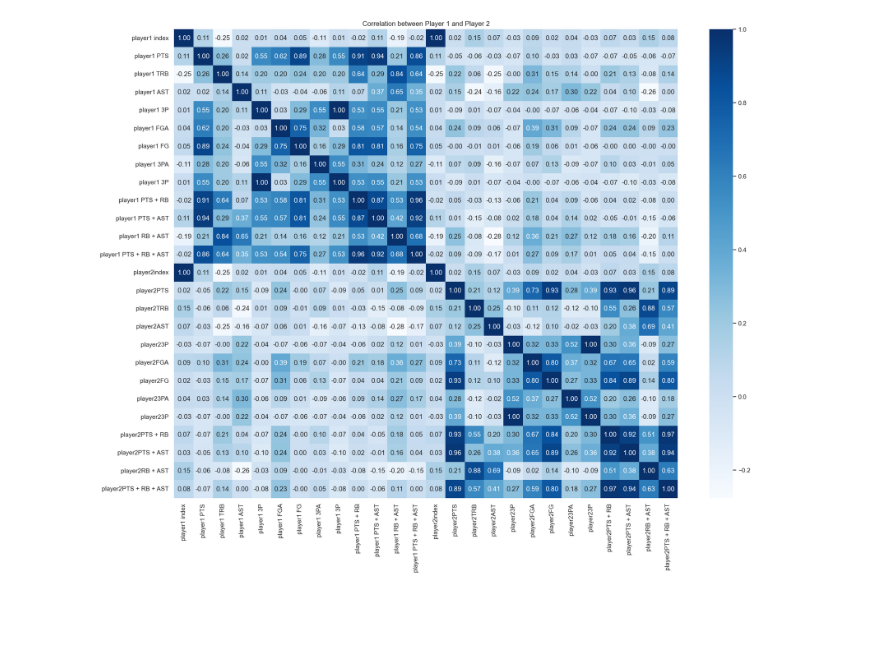
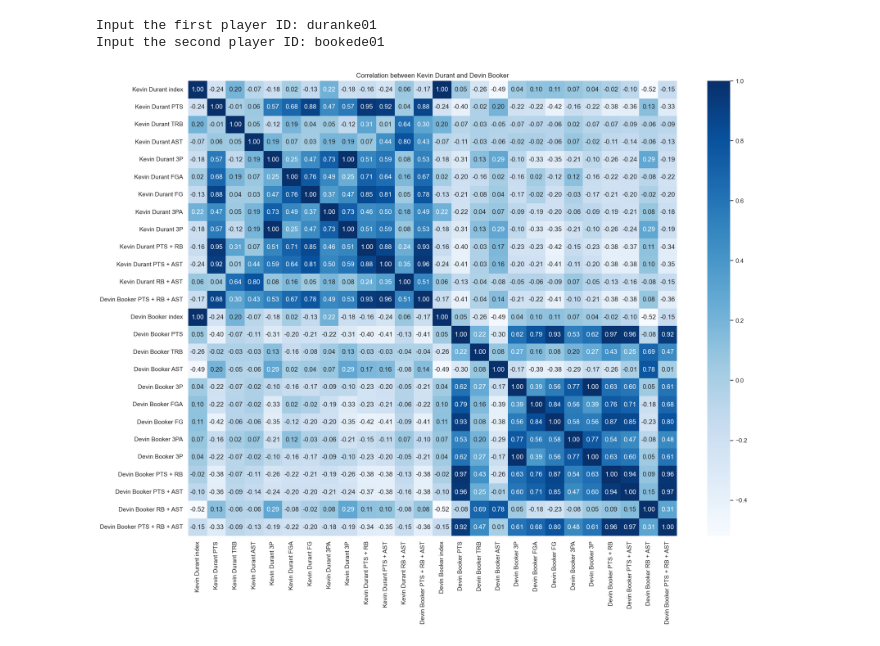
Before and after one commit to noah-po/Personal-Stuff, a Jupyter notebook: NBA Part 2.ipynb, the cells around one changed output. Drawn from its saved outputs; the diff is of its cells as text; code cells hidden in the pictures; blank space fills up the shorter version.

```diff
--- a/NBA Part 2.ipynb
+++ b/NBA Part 2.ipynb
@@ -53,14 +26,48 @@ final = beef.set_axis(names, axis=1)
-# %%
-#This cell yields the final correlation visualization.
-corr_players = final.corr()
-corr_players.corr()
-
-plt.figure(figsize=(20, 15))
-sns.heatmap(corr_players,
-            annot = True,
-            fmt = '.2f',
-            cmap='Blues')
-plt.title('Correlation between Player 1 and Player 2')
-plt.show()
-# %% [output]
-[figure, removed]
+# %%
+def playerCorrelations():
+
+    p1_addl = str(input("Input the first player ID: "))
+    p2_addl = str(input("Input the second player ID: "))
+
+    #Creating a subset where at least one of the players played.
+    subset = player_data_2023[(player_data_2023['Player-additional'] == p1_addl) | (player_data_2023['Player-additional'] == p2_addl)]
+    overlapped_dates = subset[subset.duplicated('Date', keep=False) == True].sort_values("Date").reset_index()
+
+    #Getting basic data from the overlapped games. We add aditional columns below.
+    overlapped_dates = overlapped_dates.loc[:,['Player','PTS','TRB','AST','3P','FGA','FG','3PA','3P', 'Player-additional']]
+
+    #Creating the following columns:
+    #points + rebounds, points + assists, rebounds + assists, points + rebounds + assists
+
+    overlapped_dates['PTS + RB'] = overlapped_dates["PTS"] + overlapped_dates['TRB']
+    overlapped_dates['PTS + AST'] = overlapped_dates["PTS"] + overlapped_dates['AST']
+    overlapped_dates['RB + AST'] = overlapped_dates["TRB"] + overlapped_dates['AST']
+    overlapped_dates['PTS + RB + AST'] = overlapped_dates["PTS"] + overlapped_dates['TRB'] + overlapped_dates["AST"]
+
+
+    #Subsetting to include games where both players played.
+    player1_data = overlapped_dates[overlapped_dates['Player-additional'] == p1_addl].reset_index(drop = True).reset_index()
+    player2_data = overlapped_dates[overlapped_dates['Player-additional'] == p2_addl].reset_index(drop = True).reset_index()
+
+    #Creating our final dataset and properly naming it.
+    beef = pd.concat([player1_data,player2_data],axis = 1)
+    names = [f"{player1_data.iloc[0,1]} " + i for i in beef.columns][0:14] + [f"{player2_data.iloc[0,1]} " + i for i in beef.columns][14:]
+    final = beef.set_axis(names, axis=1)
+
+    #The code below yields the final correlation visualization.
+    corr_players = final.corr()
+    corr_players.corr()
+
+    plt.figure(figsize=(20, 15))
+    sns.heatmap(corr_players,
+                annot = True,
+                fmt = '.2f',
+                cmap='Blues')
+    plt.title(f'Correlation between {player1_data.iloc[0,1]} and {player2_data.iloc[0,1]}')
+    plt.show()
+# %%
+playerCorrelations()
+# %% [output]
+Input the first player ID: duranke01
+Input the second player ID: bookede01
+[figure, added]
```
Also changed, not shown: parts of 9 cells of this notebook.
